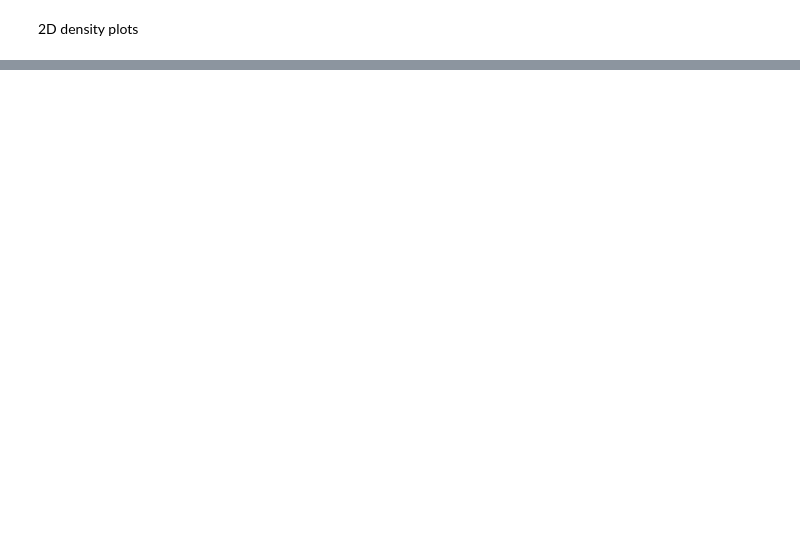
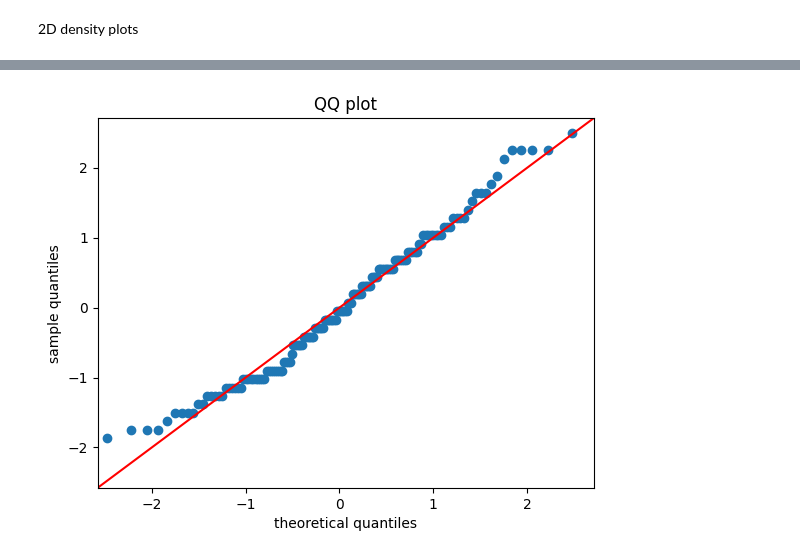
Before and after one commit to SUCCESSneeded/practice, a Jupyter notebook: Mlmaths.ipynb, the cells around one changed output, grey strips where cells are left out. Cells and saved outputs as stored; diff of their text form; code cells hidden in the pictures; blank space fills up the shorter version.

```diff
--- a/Mlmaths.ipynb
+++ b/Mlmaths.ipynb
@@ -207,0 +242,2 @@ sns.ecdfplot(data=dataset,x="petal_width",hue=dataset["species"])
+# %%
+iris=sns.load_dataset("iris")
@@ -207,0 +268,14 @@ sns.ecdfplot(data=dataset,x="petal_width",hue=dataset["species"])
+# %%
+#using statsmodel
+
+import statsmodels.api as sm
+
+#create QQplot of two sets of data
+fig=sm.qqplot(iris['sepal_length'],line='45',fit=True)
+
+plt.title("QQ plot")
+plt.xlabel("theoretical quantiles")
+plt.ylabel("sample quantiles")
+plt.show()
+# %% [output]
+[figure, added]
```
Also changed, not shown: parts of 28 cells of this notebook.
